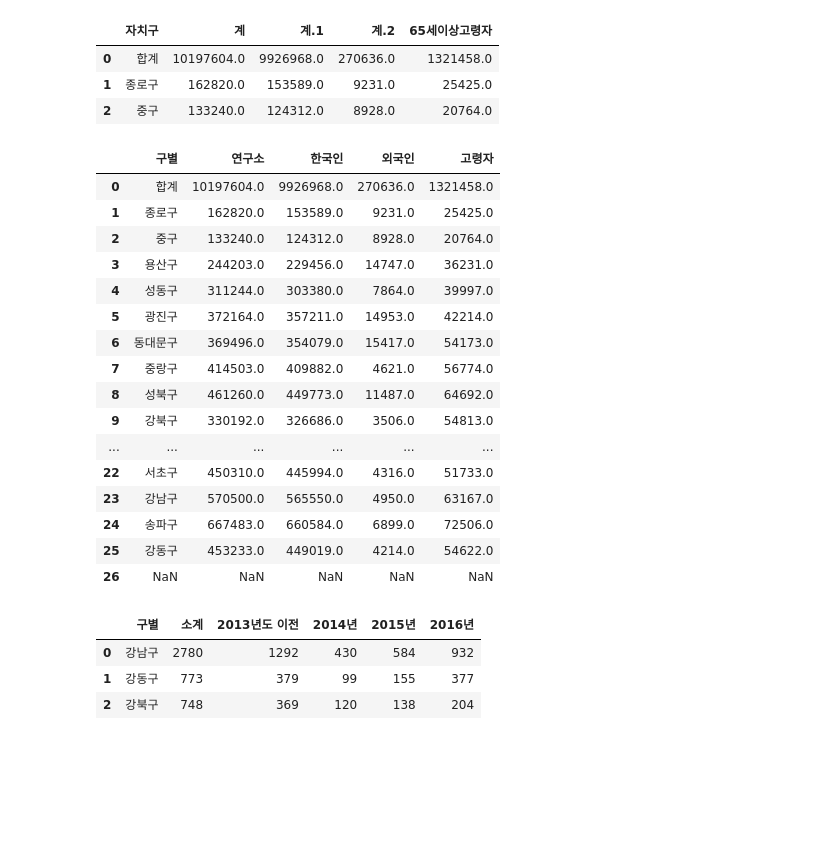
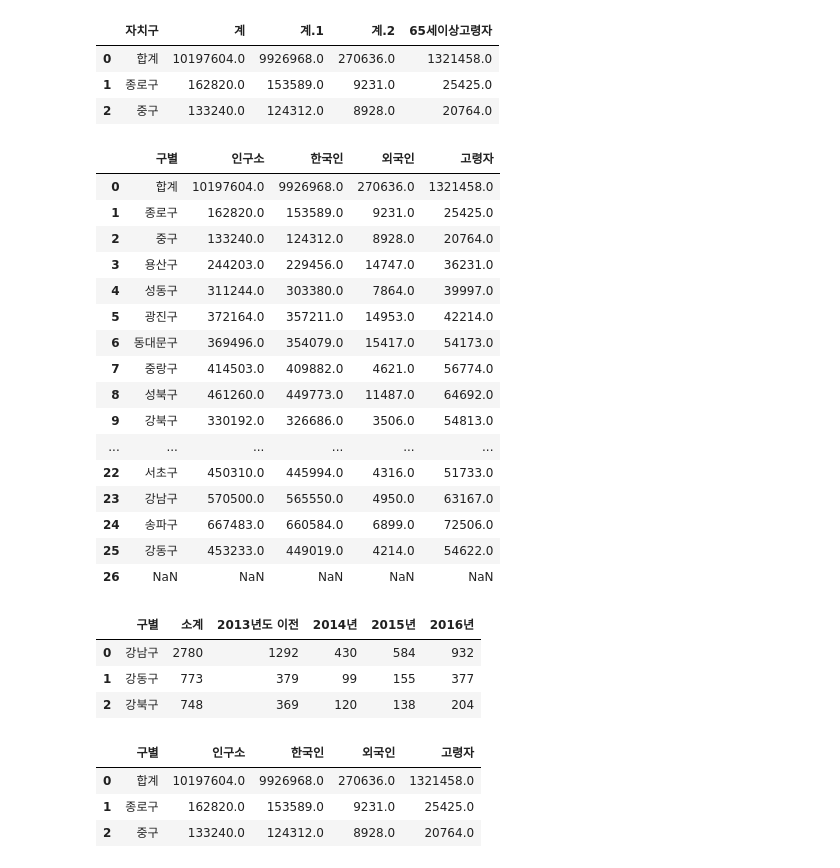
Before and after one commit to doyeon0139/JupyterNotebook, a Jupyter notebook: pandas/서울시 구별 CCTV 현황 분석.ipynb, the cells around one changed output. Cells and saved outputs as stored; diff of their text form; code cells hidden in the pictures; blank space fills up the shorter version.

```diff
--- a/pandas/서울시 구별 CCTV 현황 분석.ipynb
+++ b/pandas/서울시 구별 CCTV 현황 분석.ipynb
@@ -29,7 +33,8 @@ cctv_seoul.head()
 | 3 | 강서구 | 884 | 388 | 258 | 184 | 81 |
 | 4 | 관악구 | 1496 | 846 | 260 | 390 | 613 |
 # %%
-pop_seoul = pd.read_excel('./data/01. population_in_seoul.xls', header=2, usecols = [1,3, 6, 9, 13])
+pop_seoul = pd.read_excel('./data/01. population_in_seoul.xls', header=2, \
+                         usecols = [1, 3, 6, 9, 13])
 pop_seoul.head(3)
 # %% [output]
 |  | 자치구 | 계 | 계.1 | 계.2 | 65세이상고령자 |
@@ -37,10 +42,10 @@ pop_seoul.head(3)
 | 1 | 종로구 | 162820.0 | 153589.0 | 9231.0 | 25425.0 |
 | 2 | 중구 | 133240.0 | 124312.0 | 8928.0 | 20764.0 |
 # %%
-pop_seoul.columns = ['구별', '연구소', '한국인','외국인','고령자']
+pop_seoul.columns = ['구별','인구소','한국인','외국인','고령자']
 pop_seoul
 # %% [output]
-|  | 구별 | 연구소 | 한국인 | 외국인 | 고령자 |
+|  | 구별 | 인구소 | 한국인 | 외국인 | 고령자 |
 | 0 | 합계 | 10197604.0 | 9926968.0 | 270636.0 | 1321458.0 |
 | 1 | 종로구 | 162820.0 | 153589.0 | 9231.0 | 25425.0 |
 | 2 | 중구 | 133240.0 | 124312.0 | 8928.0 | 20764.0 |
@@ -64,3 +69,10 @@ cctv_seoul.head(3)
 | 0 | 강남구 | 2780 | 1292 | 430 | 584 | 932 |
 | 1 | 강동구 | 773 | 379 | 99 | 155 | 377 |
 | 2 | 강북구 | 748 | 369 | 120 | 138 | 204 |
+# %%
+pop_seoul.head(3)
+# %% [output]
+|  | 구별 | 인구소 | 한국인 | 외국인 | 고령자 |
+| 0 | 합계 | 10197604.0 | 9926968.0 | 270636.0 | 1321458.0 |
+| 1 | 종로구 | 162820.0 | 153589.0 | 9231.0 | 25425.0 |
+| 2 | 중구 | 133240.0 | 124312.0 | 8928.0 | 20764.0 |
```
Also changed, not shown: parts of 12 cells of this notebook, 1 other file.
